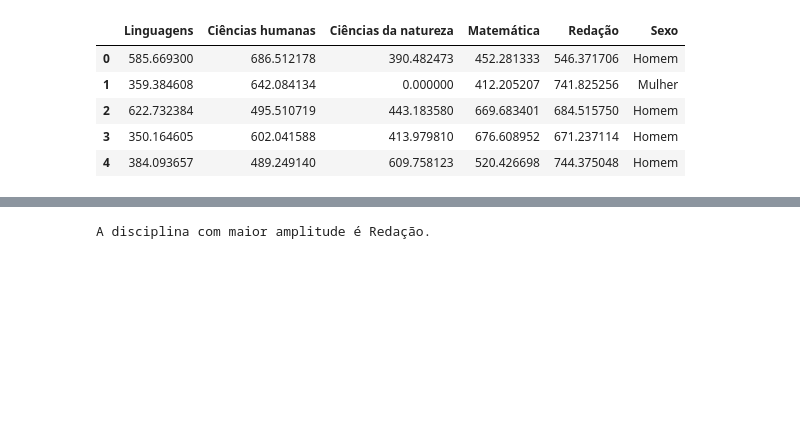
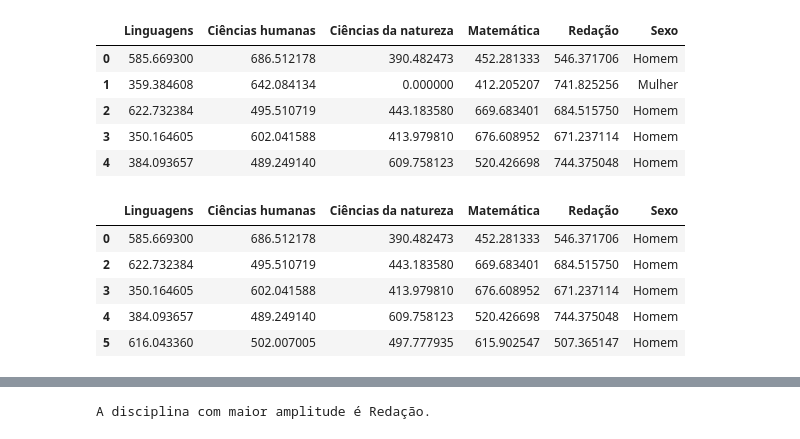
Before and after one commit to mariaelisascovino/Estatistica_python_frequencias_e_medidas, a Jupyter notebook: Frequências_e_Medidas.ipynb, the cells around one changed output, grey strips where cells are left out. Saved outputs shown, nothing was run; the diff lists cells and outputs as text; code cells hidden in the pictures; blank space fills up the shorter version.

```diff
--- a/Frequências_e_Medidas.ipynb
+++ b/Frequências_e_Medidas.ipynb
@@ -91,3 +90,14 @@ df1.head()
 | 2 | 622.732384 | 495.510719 | 443.183580 | 669.683401 | 684.515750 | Homem |
 | 3 | 350.164605 | 602.041588 | 413.979810 | 676.608952 | 671.237114 | Homem |
 | 4 | 384.093657 | 489.249140 | 609.758123 | 520.426698 | 744.375048 | Homem |
+# %%
+#Criando dataframe removendo todas as linhas com valores nulos
+df_sem_nulos = df.dropna()
+df_sem_nulos.head()
+# %% [output]
+|  | Linguagens | Ciências humanas | Ciências da natureza | Matemática | Redação | Sexo |
+| 0 | 585.669300 | 686.512178 | 390.482473 | 452.281333 | 546.371706 | Homem |
+| 2 | 622.732384 | 495.510719 | 443.183580 | 669.683401 | 684.515750 | Homem |
+| 3 | 350.164605 | 602.041588 | 413.979810 | 676.608952 | 671.237114 | Homem |
+| 4 | 384.093657 | 489.249140 | 609.758123 | 520.426698 | 744.375048 | Homem |
+| 5 | 616.043360 | 502.007005 | 497.777935 | 615.902547 | 507.365147 | Homem |
```
Also changed, not shown: parts of 47 cells of this notebook.
